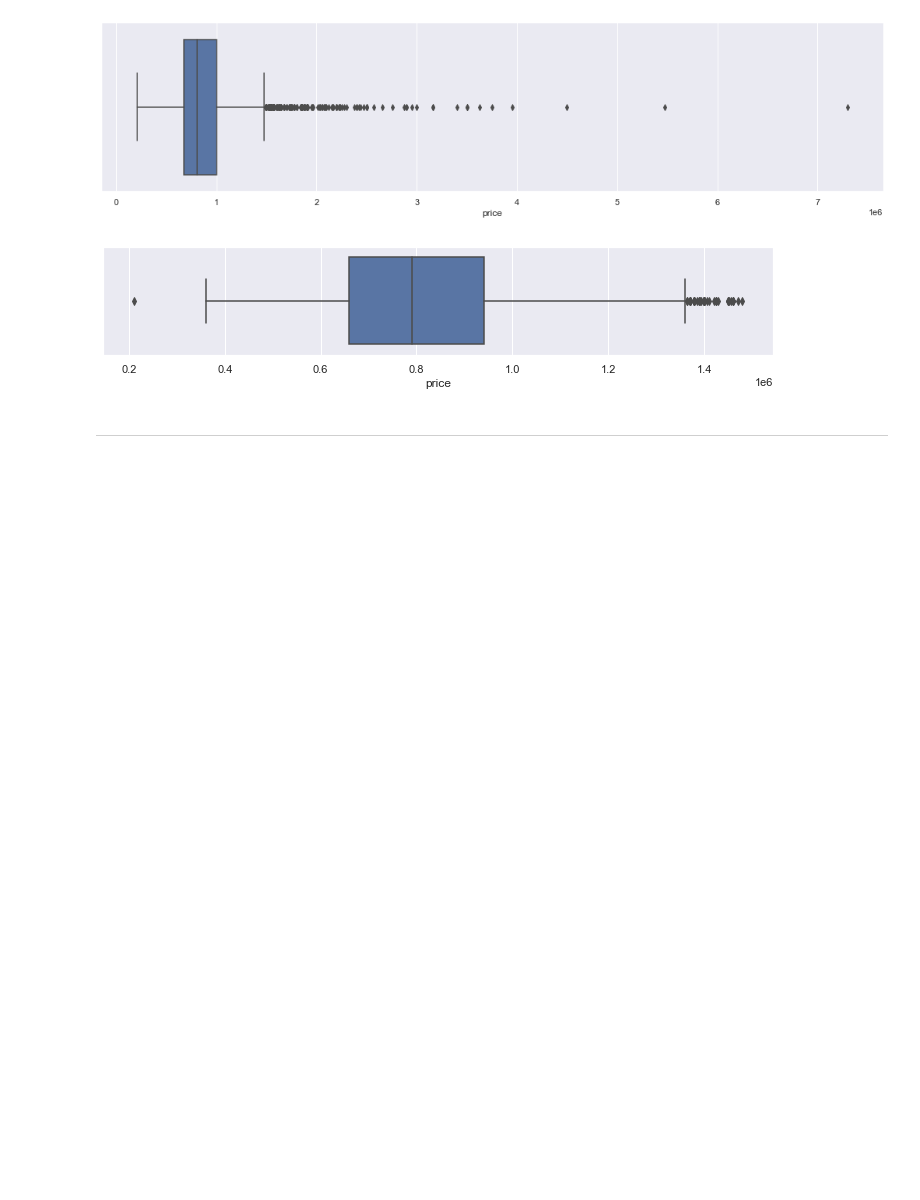
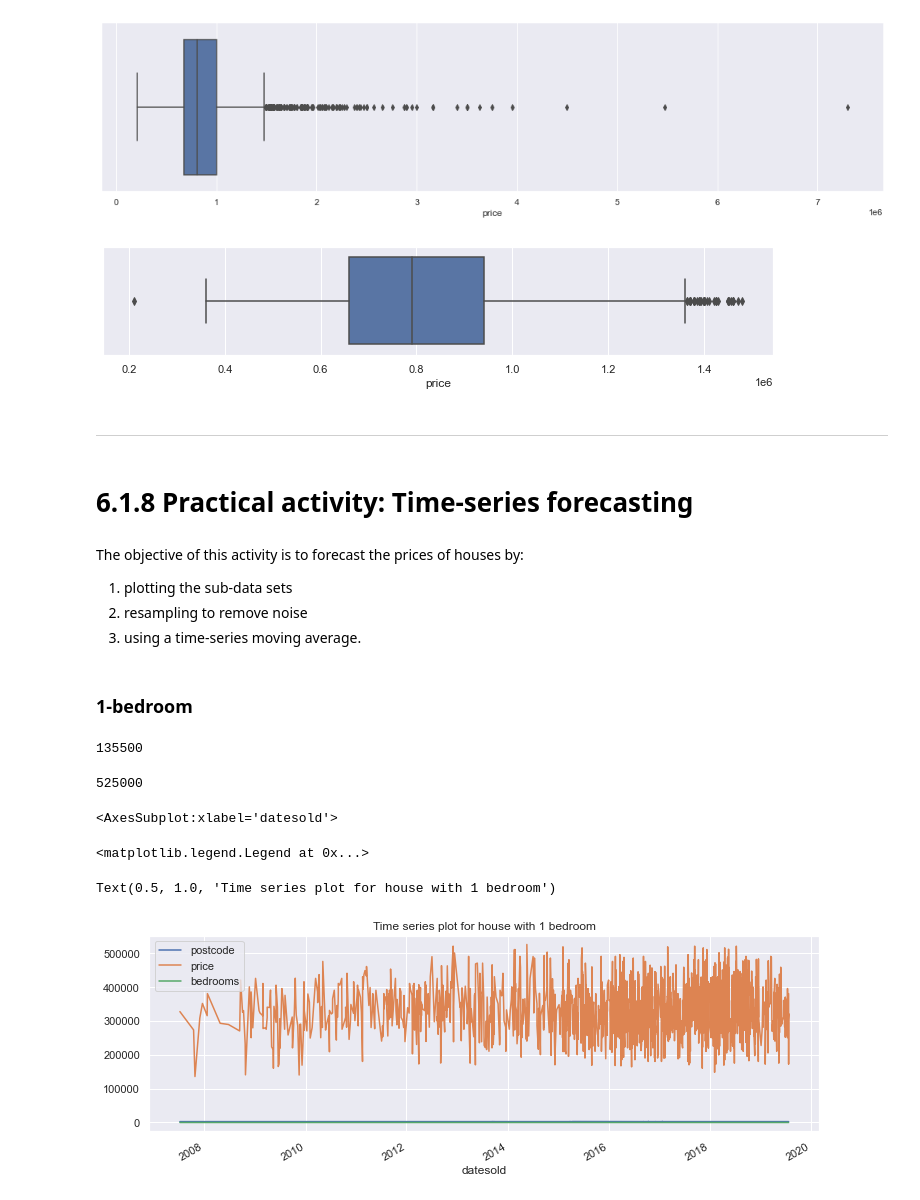
Before and after one commit to rabuhassan/my_python_adventures, a Jupyter notebook: Week 6 PA 6.1.6 Preparing quantitative data.ipynb, the cells around one changed output. Cells and saved outputs as stored; diff of their text form; code cells hidden in the pictures; blank space fills up the shorter version.

```diff
--- a/Week 6 PA 6.1.6 Preparing quantitative data.ipynb
+++ b/Week 6 PA 6.1.6 Preparing quantitative data.ipynb
@@ -382,3 +382,32 @@ ax = sns.boxplot(x=df_5_non_outlier['price'],whis=1.5)
 [figure]
 # %% [markdown]
 ----
+# %% [markdown]
+# 6.1.8 Practical activity: Time-series forecasting
+# %% [markdown]
+The objective of this activity is to forecast the prices of houses by:
+
+1. plotting the sub-data sets
+2. resampling to remove noise
+3. using a time-series moving average.
+# %% [markdown]
+### 1-bedroom
+# %%
+# Create a plot for 1 bedroom.
+# Calculate max and min.
+df_1_non_outlier['price'].min()
+df_1_non_outlier['price'].max()
+
+
+# Plot the time-series data.
+df_1_non_outlier.plot(figsize=(12, 4))
+plt.legend(loc='best')
+plt.title('Time series plot for house with 1 bedroom')
+plt.show(block=False)
+# %% [output]
+135500
+525000
+<AxesSubplot:xlabel='datesold'>
+<matplotlib.legend.Legend at 0x...>
+Text(0.5, 1.0, 'Time series plot for house with 1 bedroom')
+[figure, added]
```
Also changed, not shown: parts of 20 cells of this notebook, 2 other files.
